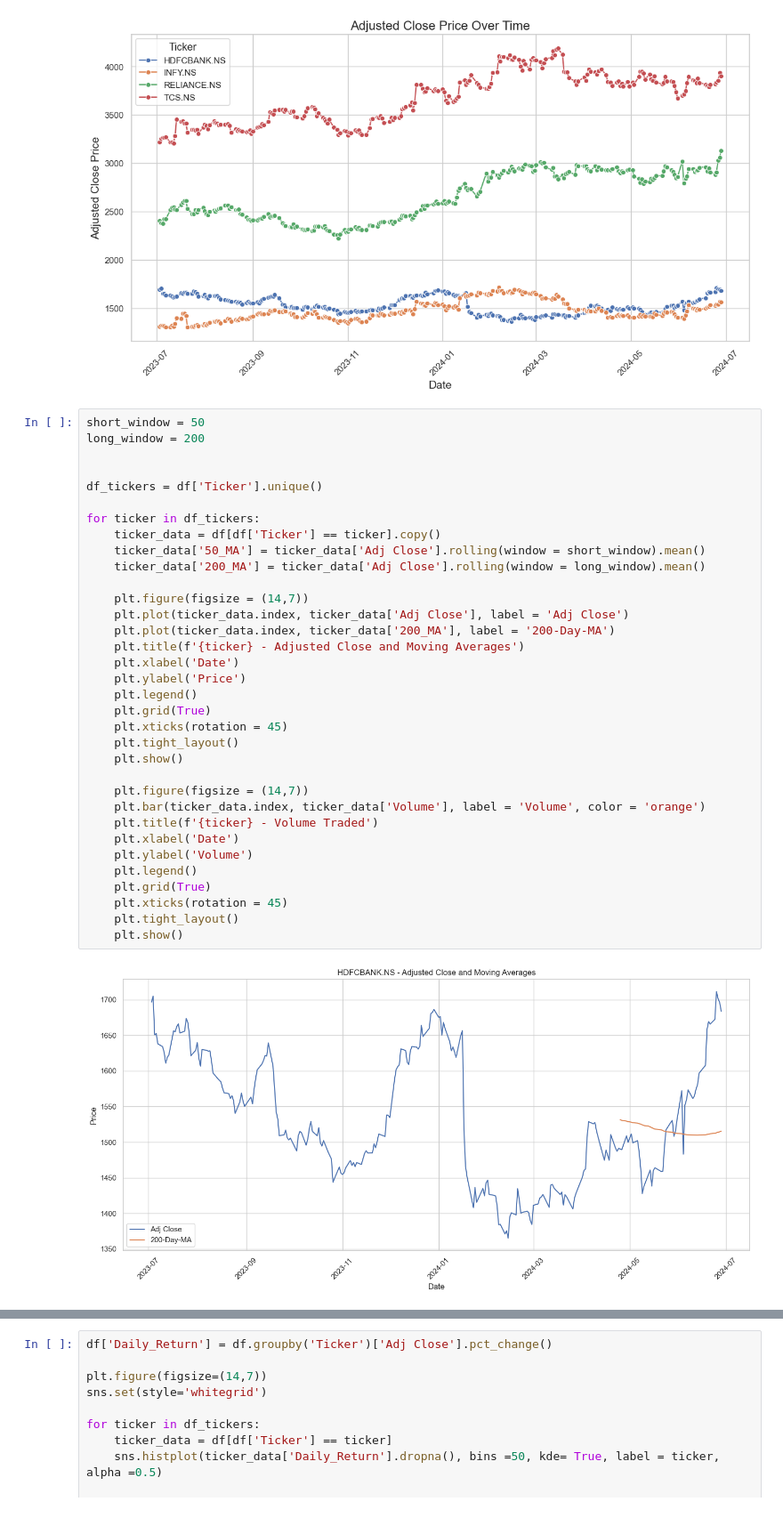
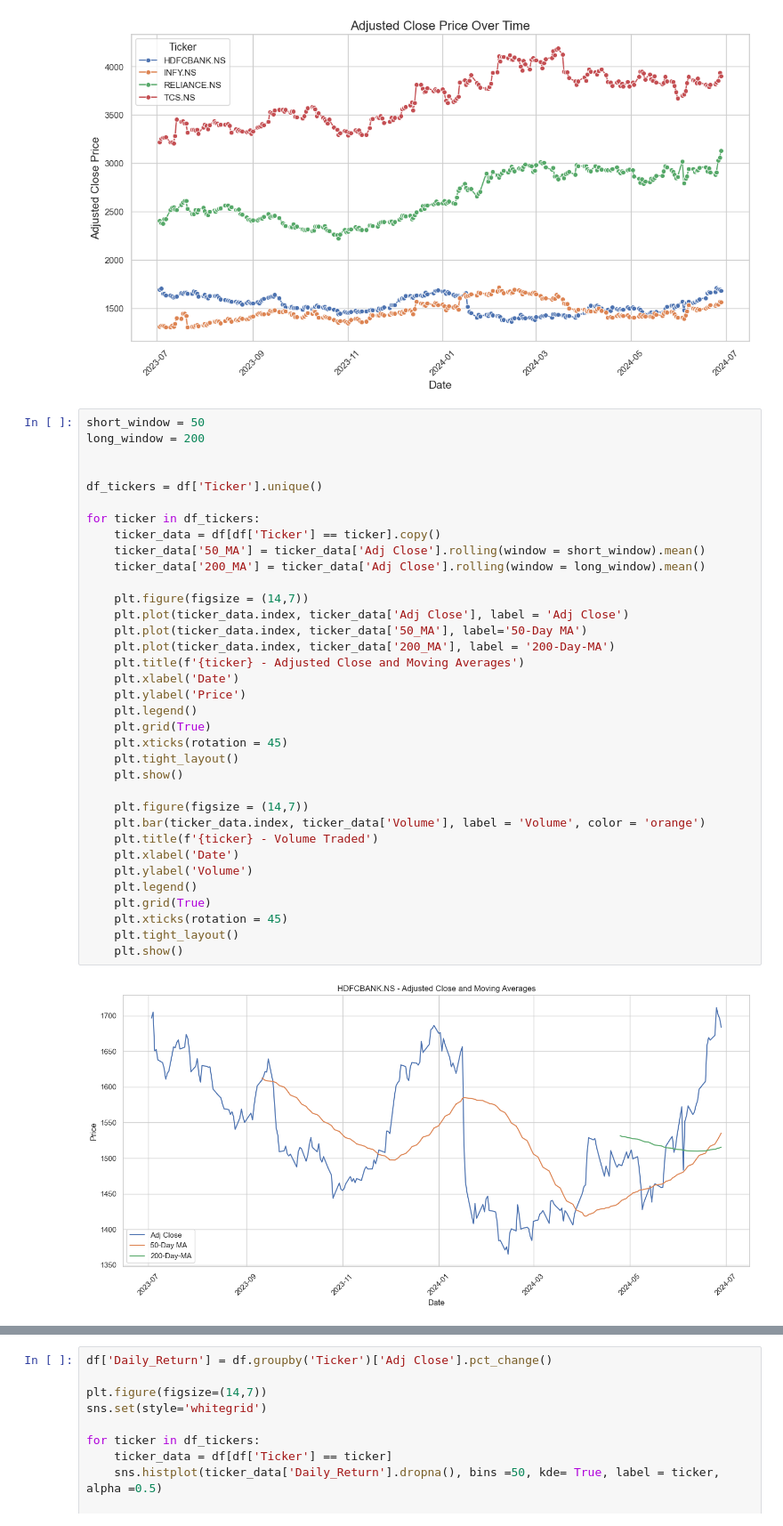
Before and after one commit to Jino-James/Stock-Market, a Jupyter notebook: Analysis.ipynb, the cells around one changed output, grey strips where cells are left out. Shown at 89% size. Drawn from its saved outputs; the diff is of its cells as text.

```diff
--- a/Analysis.ipynb
+++ b/Analysis.ipynb
@@ -49,32 +49,33 @@ long_window = 200
 df_tickers = df['Ticker'].unique()
 
 for ticker in df_tickers:
     ticker_data = df[df['Ticker'] == ticker].copy()
     ticker_data['50_MA'] = ticker_data['Adj Close'].rolling(window = short_window).mean()
     ticker_data['200_MA'] = ticker_data['Adj Close'].rolling(window = long_window).mean()
 
     plt.figure(figsize = (14,7))
     plt.plot(ticker_data.index, ticker_data['Adj Close'], label = 'Adj Close')
+    plt.plot(ticker_data.index, ticker_data['50_MA'], label='50-Day MA')
     plt.plot(ticker_data.index, ticker_data['200_MA'], label = '200-Day-MA')
     plt.title(f'{ticker} - Adjusted Close and Moving Averages')
     plt.xlabel('Date')
     plt.ylabel('Price')
     plt.legend()
     plt.grid(True)
     plt.xticks(rotation = 45)
     plt.tight_layout()
     plt.show()
 
     plt.figure(figsize = (14,7))
     plt.bar(ticker_data.index, ticker_data['Volume'], label = 'Volume', color = 'orange')
     plt.title(f'{ticker} - Volume Traded')
     plt.xlabel('Date')
     plt.ylabel('Volume')
     plt.legend()
     plt.grid(True)
     plt.xticks(rotation = 45)
     plt.tight_layout()
     plt.show()
 # %% [output]
-[figure, old version]
+[figure, new version]
 [figure]
```
Also changed, not shown: parts of 4 cells of this notebook, 2 other files.
